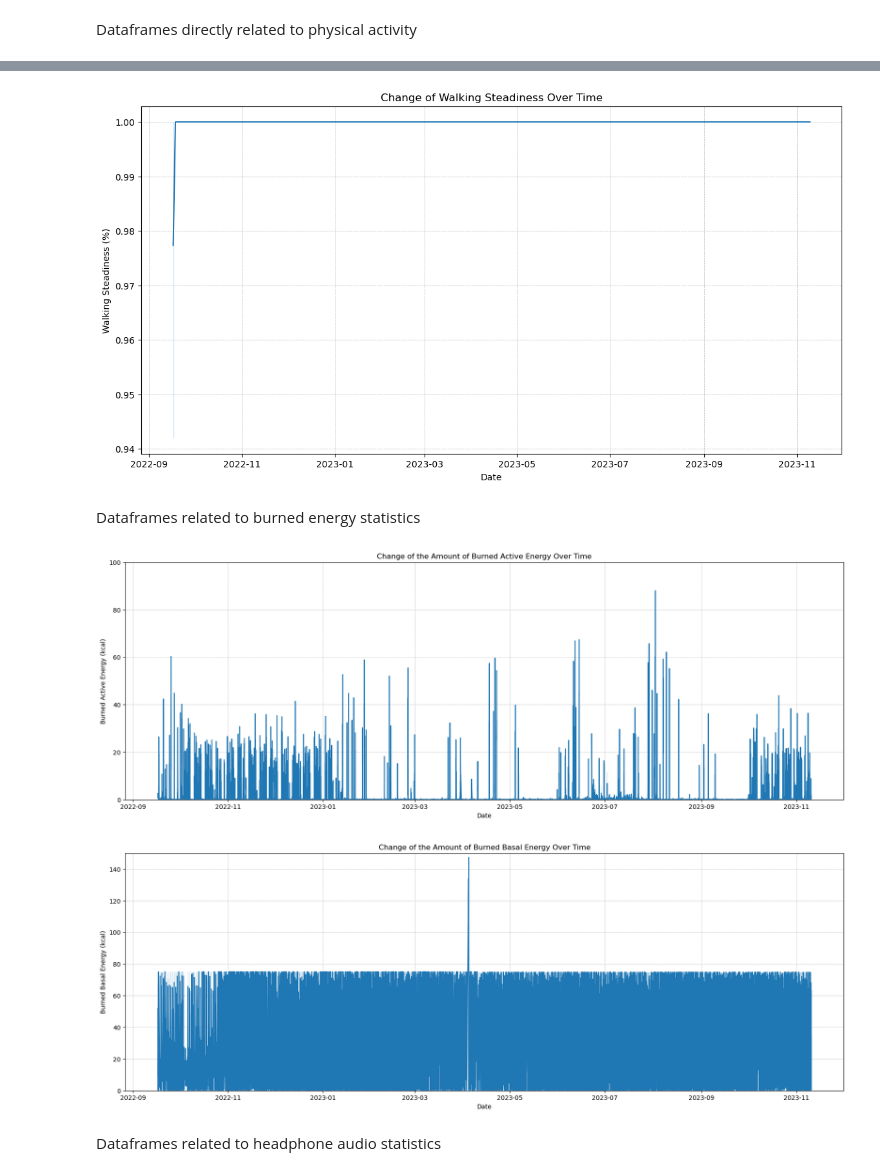
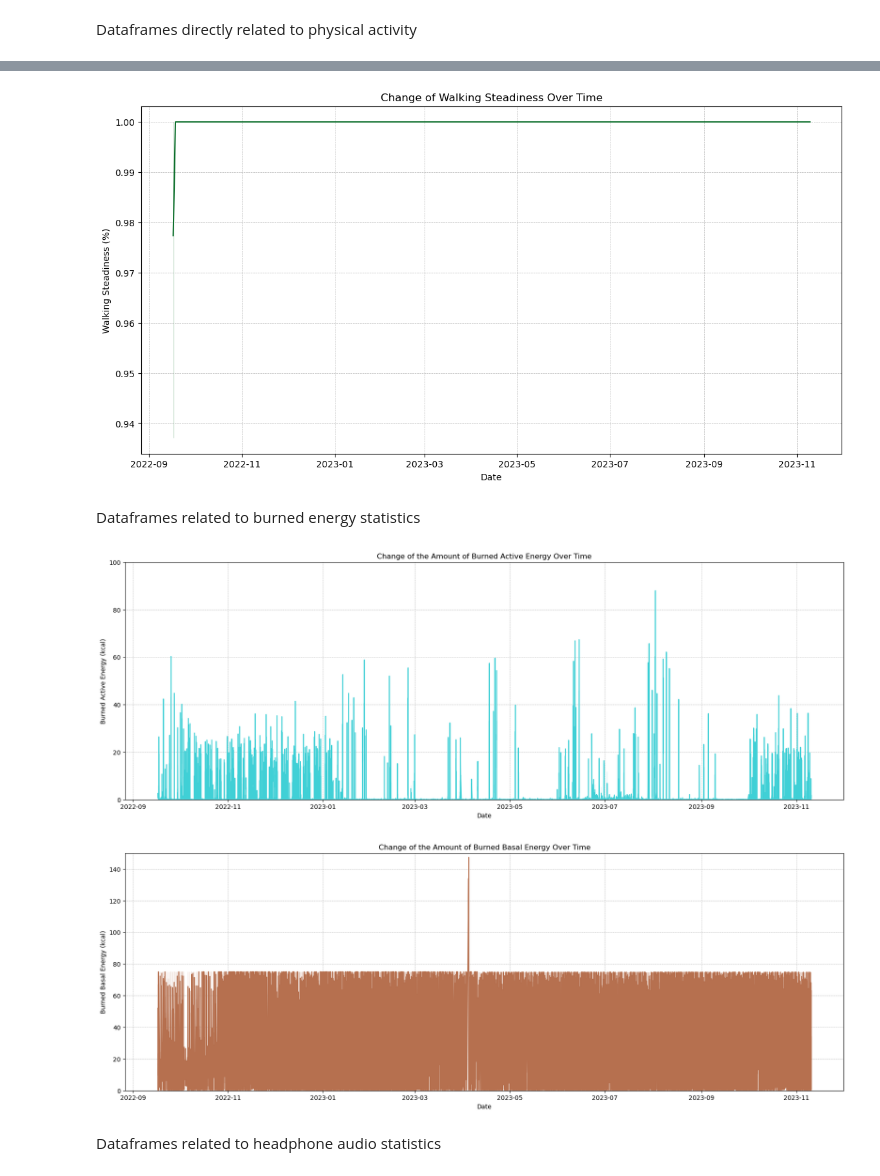
Before and after one commit to OnurOrman/CS-210---Project, a Jupyter notebook: project.ipynb, the cells around one changed output, grey strips where cells are left out. Drawn from its saved outputs; the diff is of its cells as text; code cells hidden in the pictures.

Commit message:
Visualizations were improved.

```diff
--- a/project.ipynb
+++ b/project.ipynb
@@ -755,6 +754,6 @@ plt.show()
 # %%
 plt.figure(figsize=(14, 7))
-sns.lineplot(x = my_walking_steady["creationDate"], y = my_walking_steady["value"])
+sns.lineplot(x = my_walking_steady["creationDate"], y = my_walking_steady["value"], color = "#0b6e2a")
 plt.title('Change of Walking Steadiness Over Time')
 plt.xlabel('Date')
 plt.ylabel('Walking Steadiness (' + my_walking_steady["unit"][0] + ")")
@@ -762,12 +761,12 @@ plt.ylabel('Walking Steadiness (' + my_walking_steady["unit"][0] + ")")
 plt.grid(True, which='both', linestyle='--', linewidth=0.5)
 plt.show()
 # %% [output]
-[figure, old version]
+[figure, new version]
 # %% [markdown]
 Dataframes related to burned energy statistics
 # %%
 plt.figure(figsize=(21, 7))
-sns.lineplot(x = my_active_energy["creationDate"], y = my_active_energy["value"])
+sns.lineplot(x = my_active_energy["creationDate"], y = my_active_energy["value"], color = "#40d0d6")
 plt.title('Change of the Amount of Burned Active Energy Over Time')
 plt.ylim(0, 100)
 plt.xlabel('Date')
@@ -776,19 +775,19 @@ plt.ylabel('Burned Active Energy (' + my_active_energy["unit"][0] + ")")
 plt.grid(True, which='both', linestyle='--', linewidth=0.5)
 plt.show()
 # %% [output]
-[figure, old version]
+[figure, new version]
 # %%
 plt.figure(figsize=(21, 7))
-sns.lineplot(x = my_basal_energy["creationDate"], y = my_basal_energy["value"])
+sns.lineplot(x = my_basal_energy["creationDate"], y = my_basal_energy["value"], color = "#b6704f")
 plt.title('Change of the Amount of Burned Basal Energy Over Time')
 plt.ylim(0, 150)
 plt.xlabel('Date')
 plt.ylabel('Burned Basal Energy (' + my_basal_energy["unit"][0] + ")")
 #plt.legend()
 plt.grid(True, which='both', linestyle='--', linewidth=0.5)
 plt.show()
 # %% [output]
-[figure, old version]
+[figure, new version]
 # %% [markdown]
 Dataframes related to headphone audio statistics
 # %%
```
Also changed, not shown: parts of 16 cells of this notebook.
